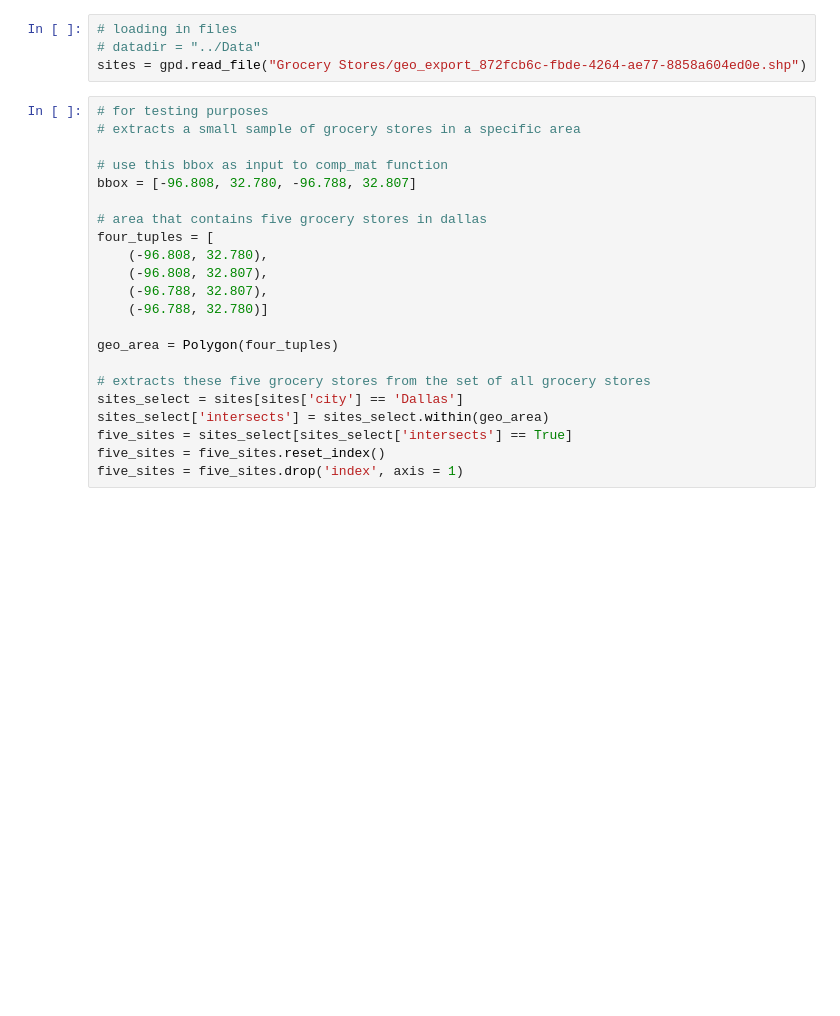
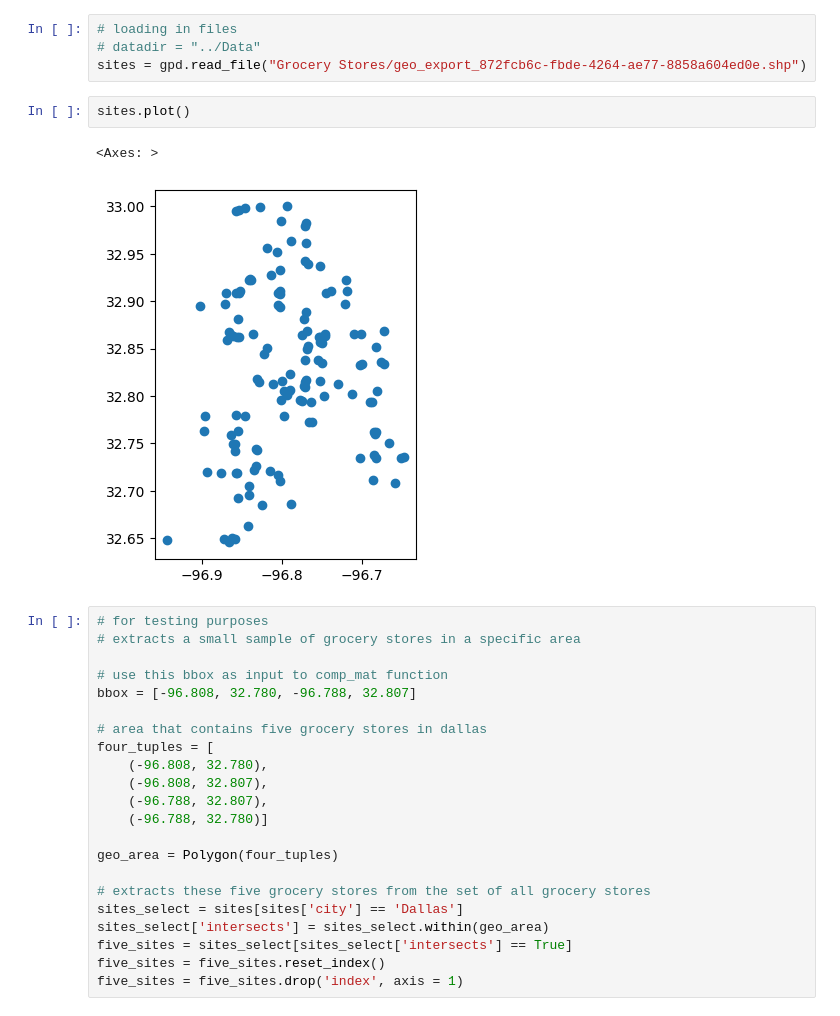
Before and after one commit to andreakbarreiro/MinGenResources-DFW, a Jupyter notebook: Distance Matrix Construction/comp_travel_time_mat.ipynb, the cells around one changed output. Cells and saved outputs as stored; diff of their text form; blank space fills up the shorter version.

```diff
--- a/Distance Matrix Construction/comp_travel_time_mat.ipynb
+++ b/Distance Matrix Construction/comp_travel_time_mat.ipynb
@@ -30,6 +30,11 @@ import osmnx.routing as routing
 # loading in files
 # datadir = "../Data"
 sites = gpd.read_file("Grocery Stores/geo_export_872fcb6c-fbde-4264-ae77-8858a604ed0e.shp")
+# %%
+sites.plot()
+# %% [output]
+<Axes: >
+[figure, added]
 # %%
 # for testing purposes
 # extracts a small sample of grocery stores in a specific area
```
Also changed, not shown: parts of 2 cells of this notebook.
